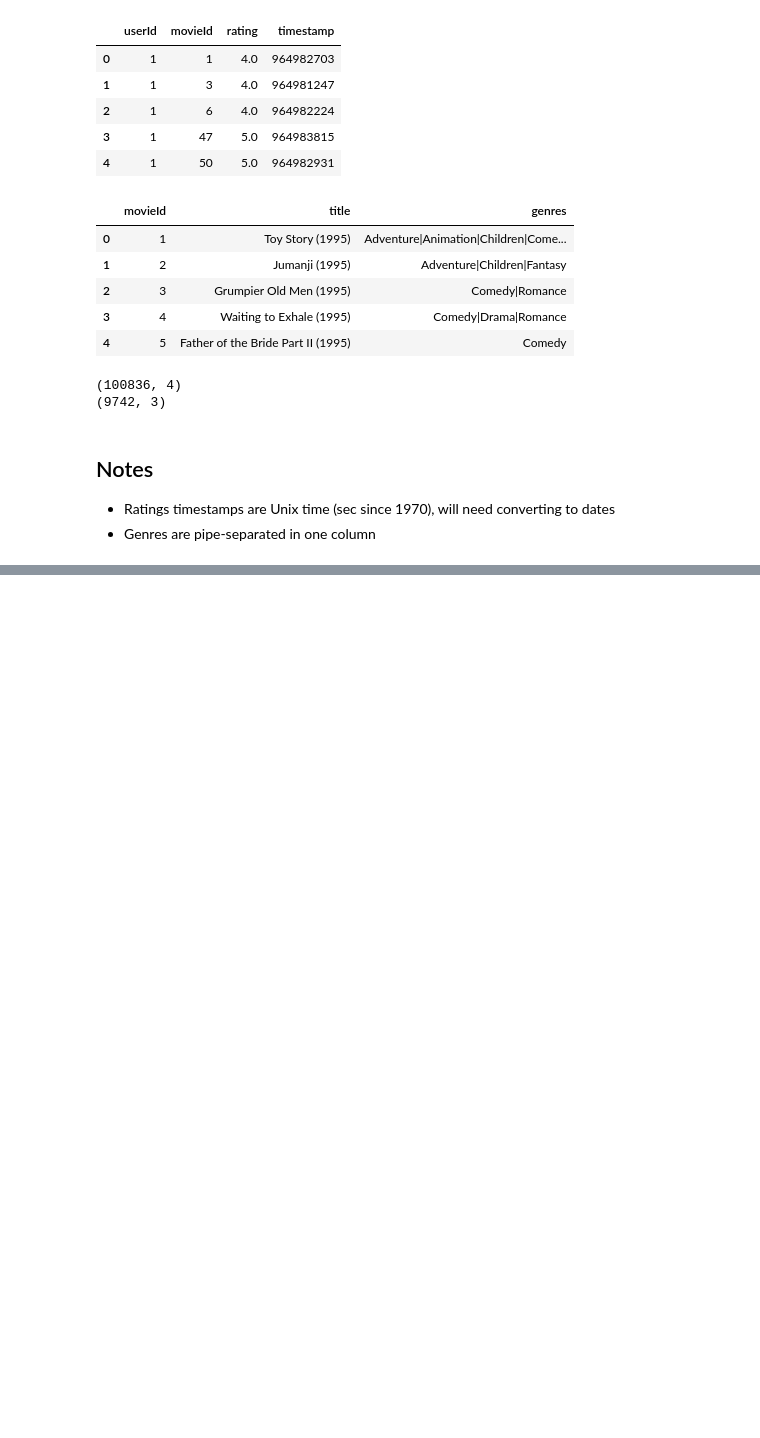
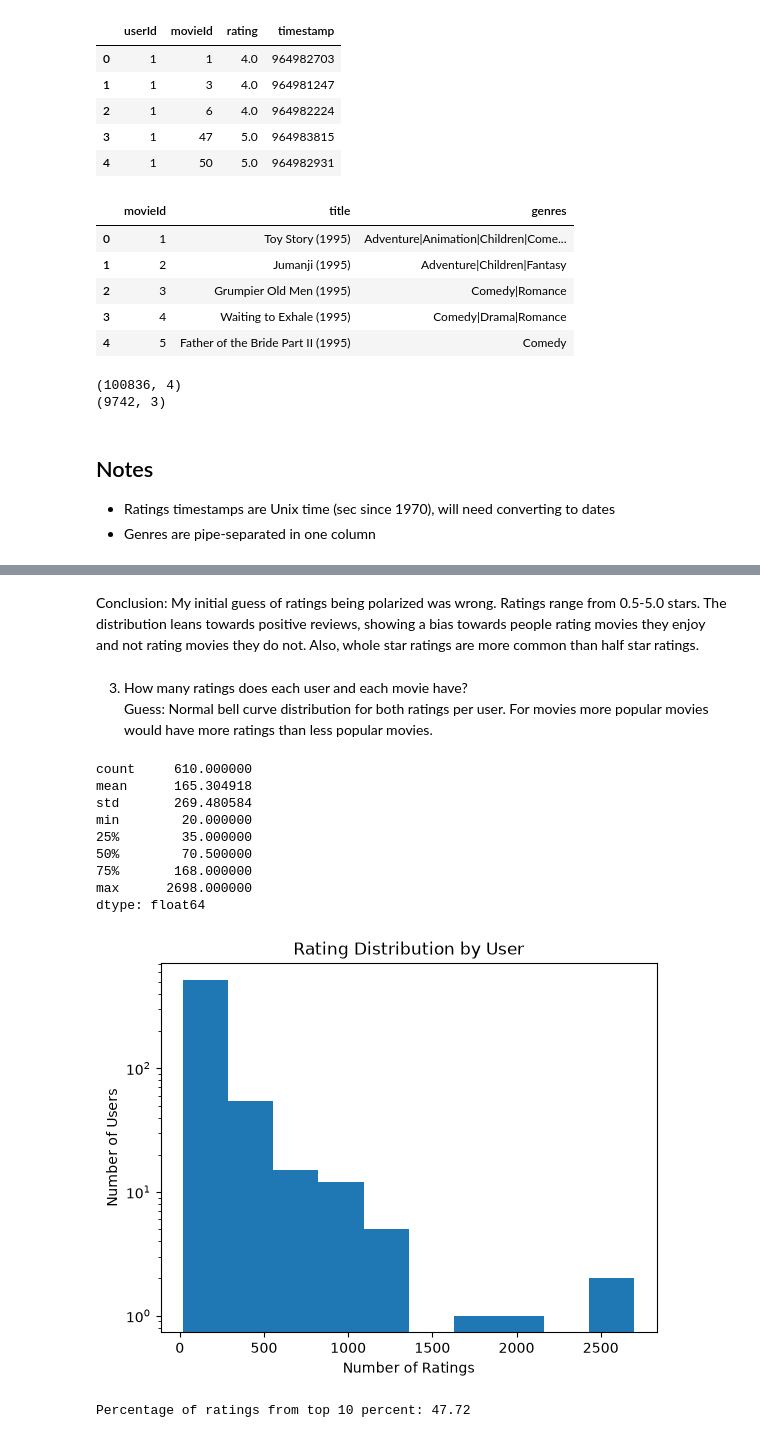
Before and after one commit to Carlos-A-Esquivel/Vibe-Based-Recommender-Project, a Jupyter notebook: notebooks/01_data_exploration.ipynb, the cells around one changed output, grey strips where cells are left out. Cells and saved outputs as stored; diff of their text form; code cells hidden in the pictures; blank space fills up the shorter version.

```diff
--- a/notebooks/01_data_exploration.ipynb
+++ b/notebooks/01_data_exploration.ipynb
@@ -46,0 +52,16 @@ print(movies_df.shape)
+# %%
+# Print how many unique values for userId in ratings dataframe
+num_of_users = ratings_df['userId'].unique().size           # unique returns np array and size give total num of indexes
+print(num_of_users)
+
+# Print how many unique values for movie in ratings dataframe
+num_of_rated_movies = ratings_df['movieId'].unique().size   # unique returns np array and size give total num of indexes
+print(num_of_rated_movies)
+
+# Print num of unrated movies
+total_movies = movies_df['movieId'].nunique()               # nunique = unique().size
+print(total_movies - num_of_rated_movies)
+
+# Print avg num of ratings per user
+total_ratings = ratings_df.shape[0]                         # shape = [row, column]
+print(total_ratings / num_of_users)
@@ -46,0 +92,37 @@ print(movies_df.shape)
+# %% [markdown]
+Conclusion: My initial guess of ratings being polarized was wrong. Ratings range from 0.5-5.0 stars. The distribution leans towards positive reviews, showing a bias towards people rating movies they enjoy and not rating movies they do not. Also, whole star ratings are more common than half star ratings.
+# %% [markdown]
+3. How many ratings does each user and each movie have?
+Guess: Normal bell curve distribution for both ratings per user. For movies more popular movies would have more ratings than less popular movies.
+# %%
+# Group by user ID and count the number of occurrence
+num_of_ratings_per_user = ratings_df.groupby('userId').size()
+
+# Print distribution stats
+ratings_df_stats = num_of_ratings_per_user.describe()
+print(ratings_df_stats)
+
+# Show histogram of ratings per user
+num_of_ratings_per_user.plot.hist(logy=True)
+plt.title('Rating Distribution by User')
+plt.xlabel('Number of Ratings')
+plt.ylabel('Number of Users')
+plt.show()
+
+# Sort users by number of ratings in descending order, take the top 10%, and add the total number of ratings
+top_ten_user_count = int(num_of_users * 0.1)
+top_ten_total_ratings_users = num_of_ratings_per_user.sort_values(ascending=False).head(n=top_ten_user_count).sum()
+top_ten_percent_of_users = (top_ten_total_ratings_users / total_ratings) * 100
+print(f'Percentage of ratings from top 10 percent: {top_ten_percent_of_users:.2f}')
+# %% [output]
+count     610.000000
+mean      165.304918
+std       269.480584
+min        20.000000
+25%        35.000000
+50%        70.500000
+75%       168.000000
+max      2698.000000
+dtype: float64
+[figure, added]
+Percentage of ratings from top 10 percent: 47.72
```
Also changed, not shown: parts of 13 cells of this notebook.
